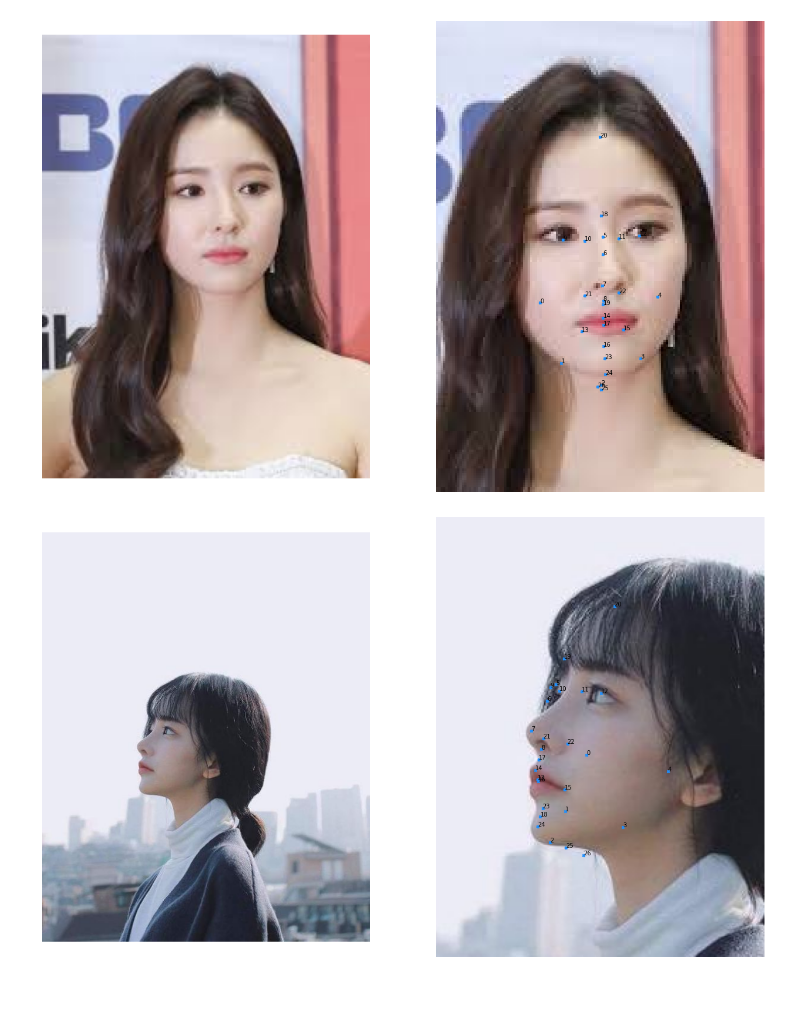
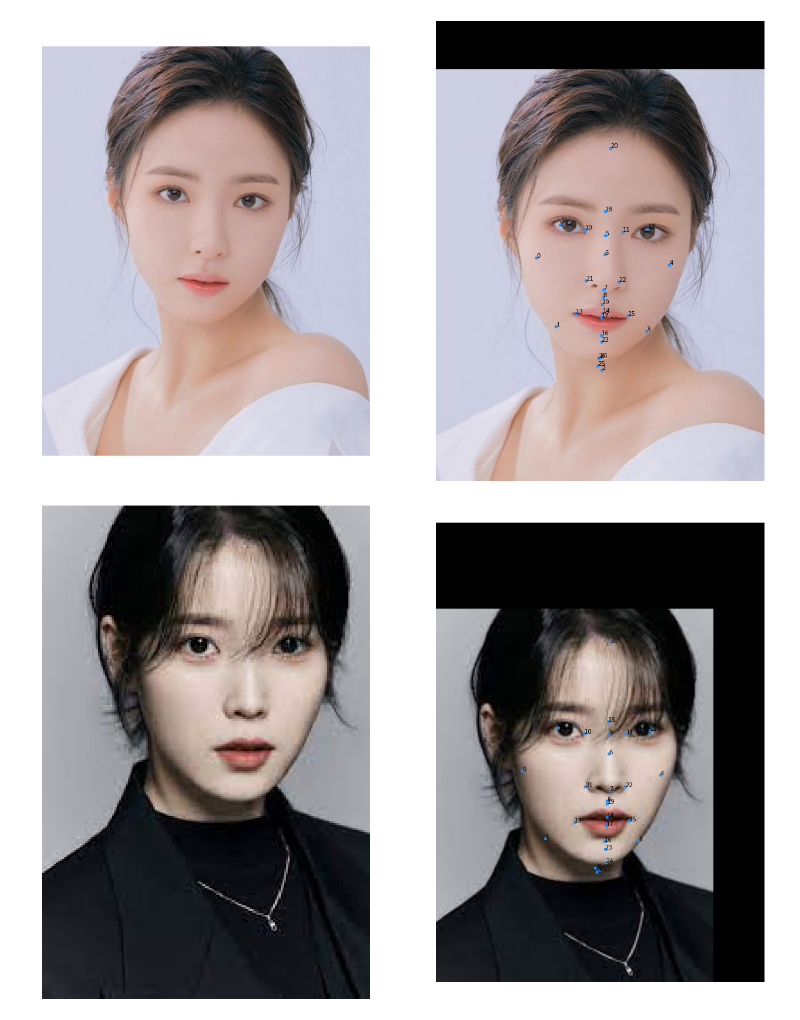
Before and after one commit to Minhan-Bae/FLD-scratch, a Jupyter notebook: src/visualization/visualization.ipynb, the cells around one changed output. Cells and saved outputs as stored; diff of their text form; code cells hidden in the pictures; blank space fills up the shorter version.

```diff
--- a/src/visualization/visualization.ipynb
+++ b/src/visualization/visualization.ipynb
@@ -8,19 +8,23 @@ from vis_src.predict import *
 # %%
 types = "star"
 if types in ("star", "helen"):
     dir_path = f"/data/komedi/tools/visualization_v4/sample/{types}"
     out_path = "/home/ubuntu/workspace/FLD-scratch/src/visualization/outputs"
 else:
     dir_path = "/data/komedi/backup/dataset/sorted_image_8000"
     out_path = "/home/ubuntu/workspace/FLD-scratch/src/visualization/outputs"
 
-pretrained_model = "/data/komedi/logs/2022-07-16/swin_v17/v17_swin_base_patch4_window7_224_best.pt"
+# pretrained_model = "/data/komedi/logs/2022-07-14/swin_v13/model_logs/v13_swin_base_patch4_window7_224_50.pt"
+pretrained_model = "/data/komedi/logs/2022-07-15/swin_v15/model_logs/v15_swin_base_patch4_window7_224_300.pt"
+image_list = get_image_list(dir_path)
 
-image_list = get_image_list(dir_path)
+random.shuffle(image_list)
+for i in range(2):
+    run(image_list[i], pretrained= pretrained_model, save=os.path.join(out_path,f"{i}.jpg"))
+# %% [output]
+[figure, added]
+[figure, added]
 # %%
-random.shuffle(image_list)
-for i in range(2):
-    run(image_list[i], pretrained= pretrained_model, save=os.path.join(out_path,f"{i}.jpg"))
+# random.shuffle(image_list)
+# for i in range(2):
+#     run(image_list[i], pretrained= pretrained_model, save=os.path.join(out_path,f"{i}.jpg"))
-# %% [output]
-[figure, removed]
-[figure, removed]
```
Also changed, not shown: 9 other files.
